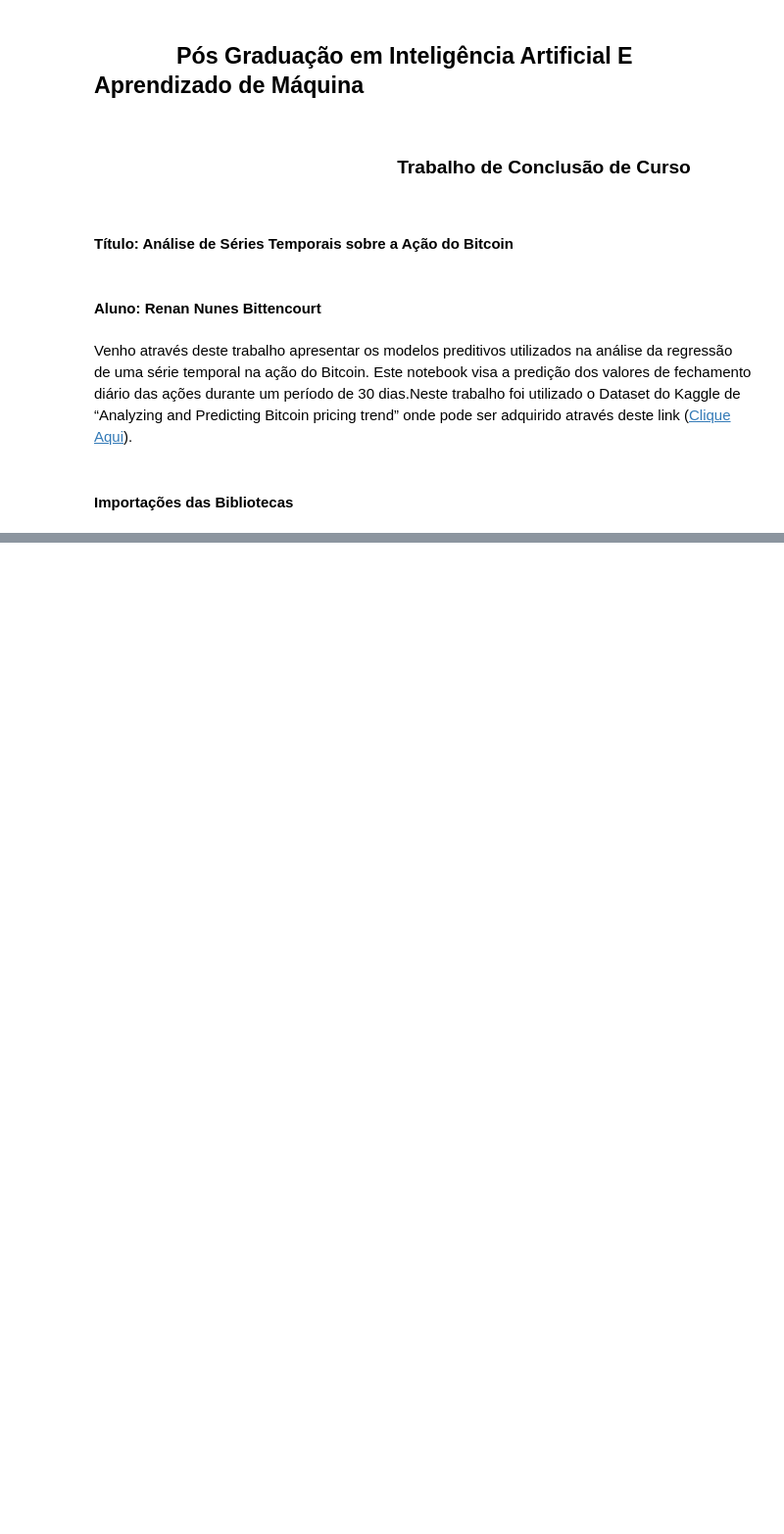
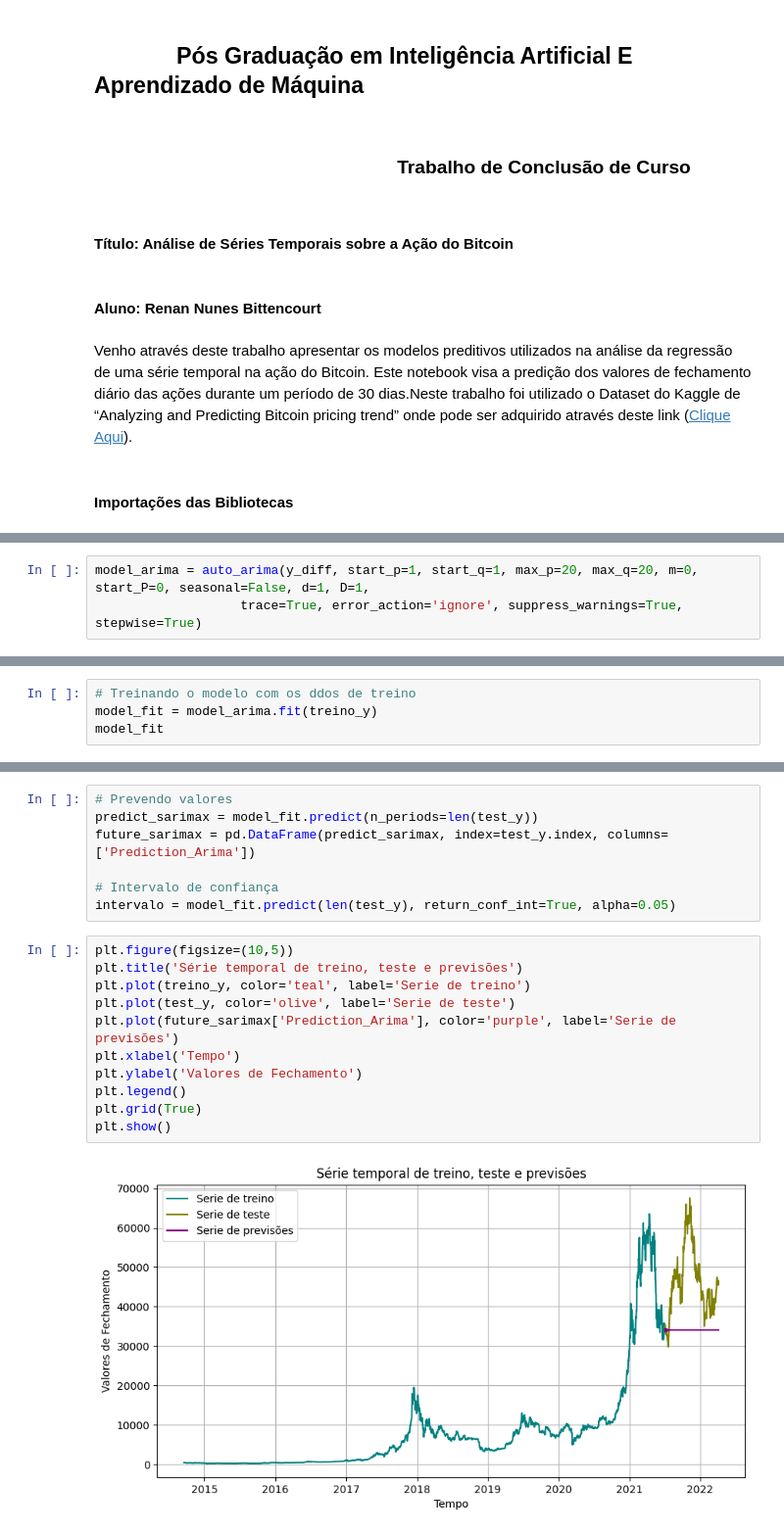
Before and after one commit to RenanNB360/TCC_PUC_Minas, a Jupyter notebook: TCC Trabalho de Conclusão de Curso.ipynb, the cells around one changed output, grey strips where cells are left out. Shown at 98% size. Drawn from its saved outputs; the diff is of its cells as text; blank space fills up the shorter version.

```diff
--- a/TCC Trabalho de Conclusão de Curso.ipynb
+++ b/TCC Trabalho de Conclusão de Curso.ipynb
@@ -340,0 +193,3 @@ with open ('BTC-USD_saved.pkl', mode = 'wb') as f:
+# %%
+model_arima = auto_arima(y_diff, start_p=1, start_q=1, max_p=20, max_q=20, m=0, start_P=0, seasonal=False, d=1, D=1,
+                   trace=True, error_action='ignore', suppress_warnings=True, stepwise=True)
@@ -340,0 +216,4 @@ with open ('BTC-USD_saved.pkl', mode = 'wb') as f:
+# %%
+# Treinando o modelo com os ddos de treino
+model_fit = model_arima.fit(treino_y)
+model_fit
@@ -340,0 +255,20 @@ with open ('BTC-USD_saved.pkl', mode = 'wb') as f:
+# %%
+# Prevendo valores
+predict_sarimax = model_fit.predict(n_periods=len(test_y))
+future_sarimax = pd.DataFrame(predict_sarimax, index=test_y.index, columns=['Prediction_Arima'])
+
+# Intervalo de confiança
+intervalo = model_fit.predict(len(test_y), return_conf_int=True, alpha=0.05)
+# %%
+plt.figure(figsize=(10,5))
+plt.title('Série temporal de treino, teste e previsões')
+plt.plot(treino_y, color='teal', label='Serie de treino')
+plt.plot(test_y, color='olive', label='Serie de teste')
+plt.plot(future_sarimax['Prediction_Arima'], color='purple', label='Serie de previsões')
+plt.xlabel('Tempo')
+plt.ylabel('Valores de Fechamento')
+plt.legend()
+plt.grid(True)
+plt.show()
+# %% [output]
+[figure, added]
```
Also changed, not shown: parts of 178 cells of this notebook.
